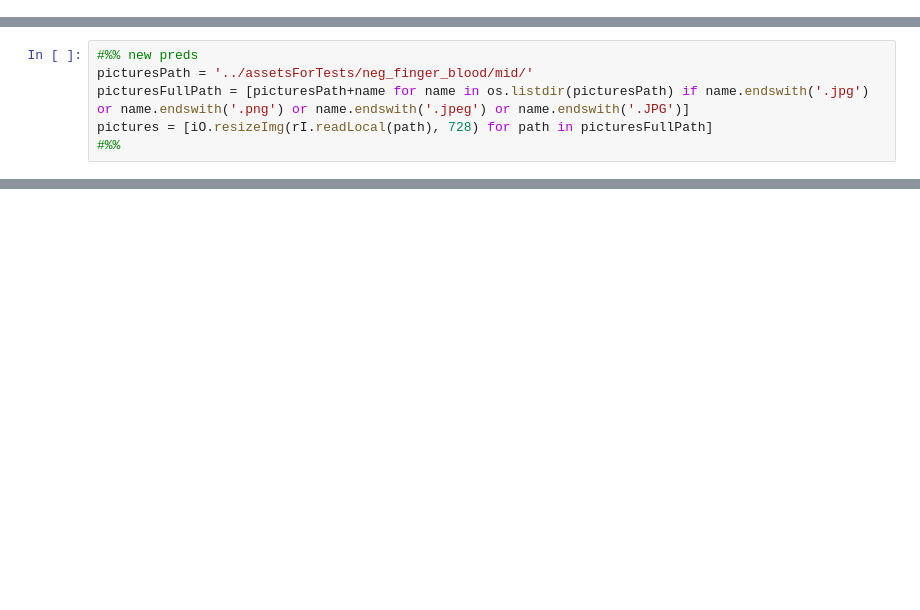
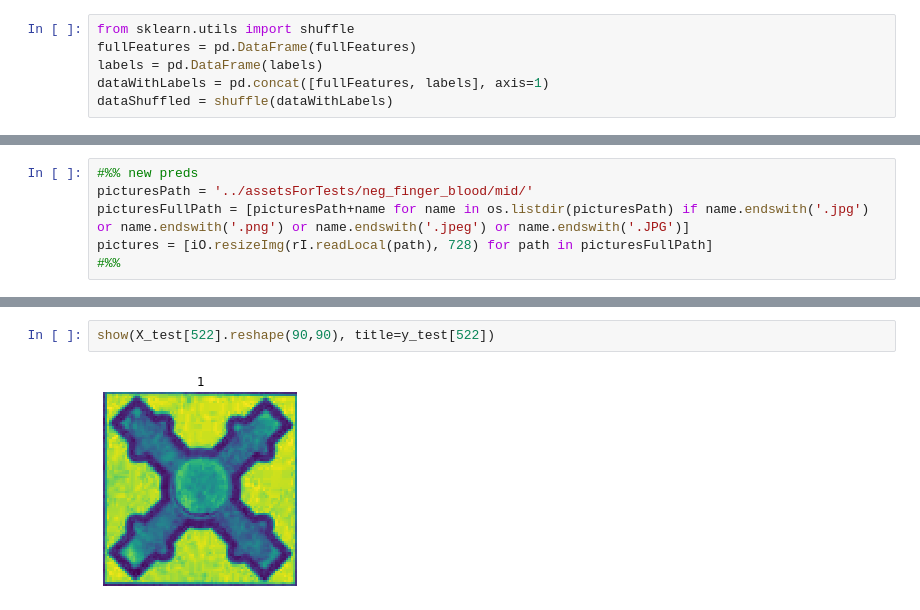
Before and after one commit to GallitoCopeton/AppProcessGab, a Jupyter notebook: Dataframe creation/Untitled1.ipynb, the cells around one changed output, grey strips where cells are left out. Drawn from its saved outputs; the diff is of its cells as text; blank space fills up the shorter version.

```diff
--- a/Dataframe creation/Untitled1.ipynb
+++ b/Dataframe creation/Untitled1.ipynb
@@ -84 +116,7 @@ show(marker)
+# %%
+from sklearn.utils import shuffle
+fullFeatures = pd.DataFrame(fullFeatures)
+labels = pd.DataFrame(labels)
+dataWithLabels = pd.concat([fullFeatures, labels], axis=1)
+dataShuffled = shuffle(dataWithLabels)
 # %%
@@ -180,0 +280,4 @@ testDf3
+# %%
+show(X_test[522].reshape(90,90), title=y_test[522])
+# %% [output]
+[figure, added]
```
Also changed, not shown: parts of 36 cells of this notebook.
